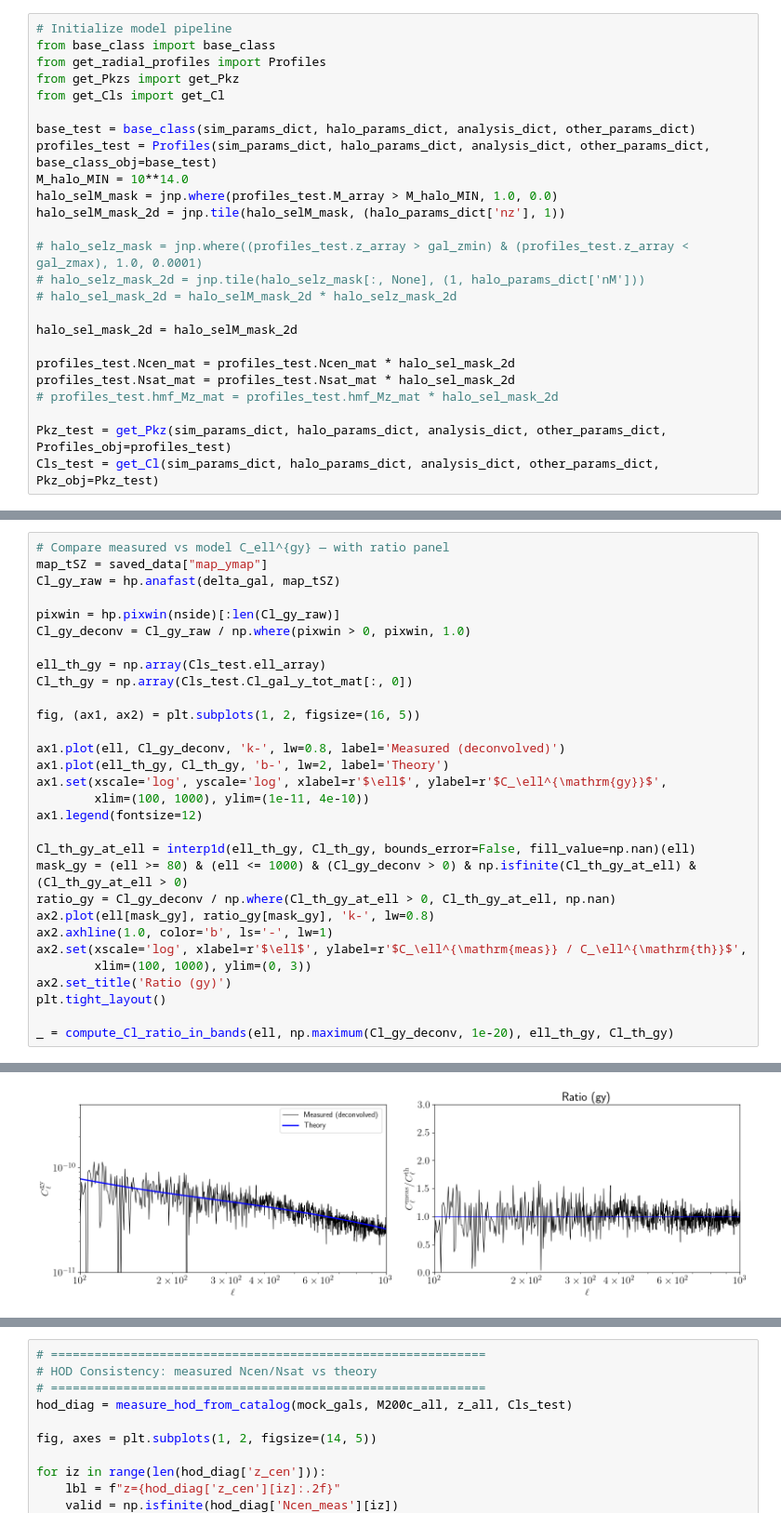
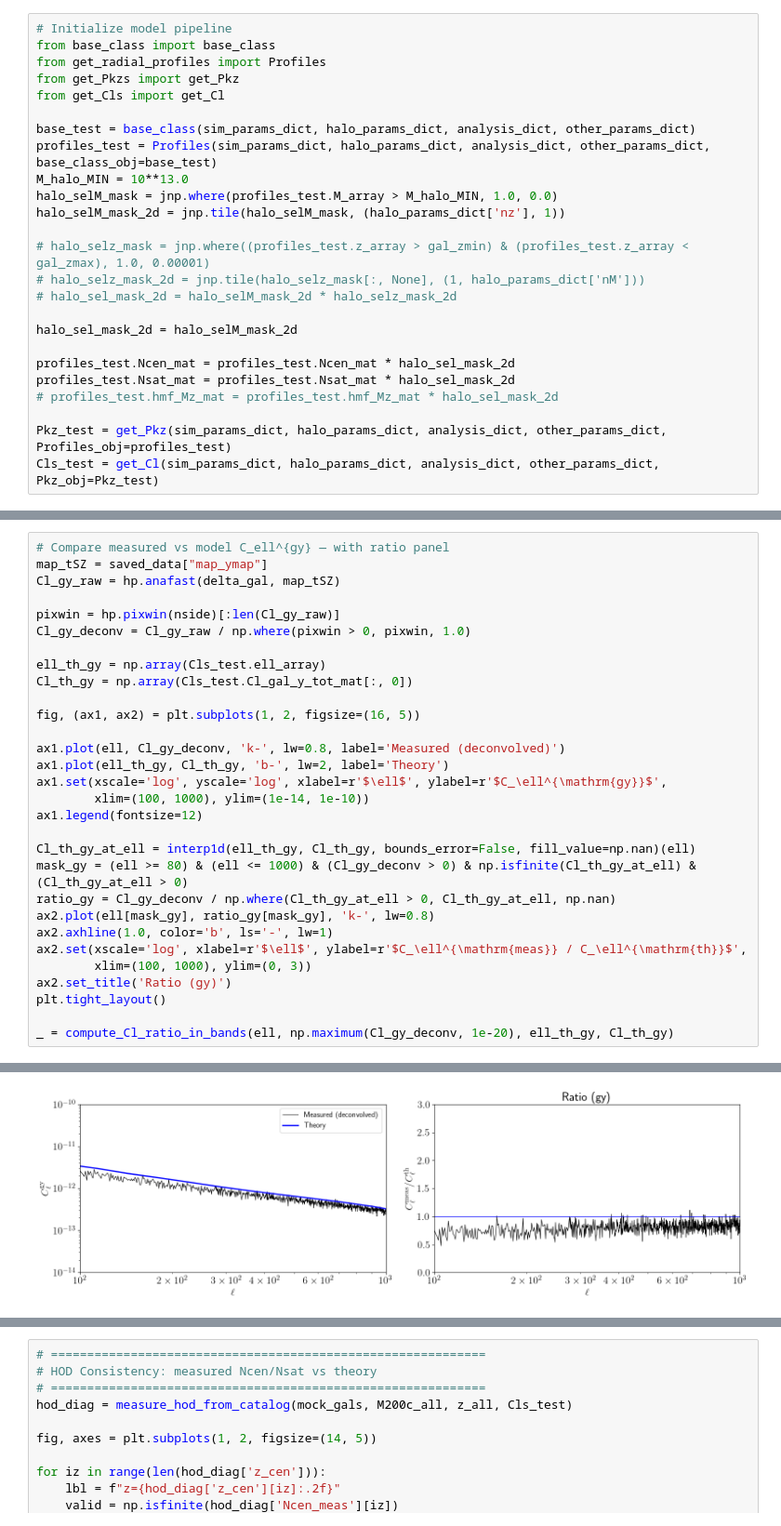
Before and after one commit to shivampcosmo/GODMAX, a Jupyter notebook: notebooks/pasting/paste_backlight_maps_analytic_test.ipynb, the cells around one changed output, grey strips where cells are left out. Shown at 93% size. Saved outputs shown, nothing was run; the diff lists cells and outputs as text.

```diff
--- a/notebooks/pasting/paste_backlight_maps_analytic_test.ipynb
+++ b/notebooks/pasting/paste_backlight_maps_analytic_test.ipynb
@@ -54,11 +55,11 @@ from get_Cls import get_Cl
 
 base_test = base_class(sim_params_dict, halo_params_dict, analysis_dict, other_params_dict)
 profiles_test = Profiles(sim_params_dict, halo_params_dict, analysis_dict, other_params_dict, base_class_obj=base_test)
-M_halo_MIN = 10**14.0
+M_halo_MIN = 10**13.0
 halo_selM_mask = jnp.where(profiles_test.M_array > M_halo_MIN, 1.0, 0.0)
 halo_selM_mask_2d = jnp.tile(halo_selM_mask, (halo_params_dict['nz'], 1))
 
-# halo_selz_mask = jnp.where((profiles_test.z_array > gal_zmin) & (profiles_test.z_array < gal_zmax), 1.0, 0.0001)
+# halo_selz_mask = jnp.where((profiles_test.z_array > gal_zmin) & (profiles_test.z_array < gal_zmax), 1.0, 0.00001)
 # halo_selz_mask_2d = jnp.tile(halo_selz_mask[:, None], (1, halo_params_dict['nM']))
 # halo_sel_mask_2d = halo_selM_mask_2d * halo_selz_mask_2d
 
@@ -253,7 +295,7 @@ fig, (ax1, ax2) = plt.subplots(1, 2, figsize=(16, 5))
 ax1.plot(ell, Cl_gy_deconv, 'k-', lw=0.8, label='Measured (deconvolved)')
 ax1.plot(ell_th_gy, Cl_th_gy, 'b-', lw=2, label='Theory')
 ax1.set(xscale='log', yscale='log', xlabel=r'$\ell$', ylabel=r'$C_\ell^{\mathrm{gy}}$',
-        xlim=(100, 1000), ylim=(1e-11, 4e-10))
+        xlim=(100, 1000), ylim=(1e-14, 1e-10))
 ax1.legend(fontsize=12)
 
 Cl_th_gy_at_ell = interp1d(ell_th_gy, Cl_th_gy, bounds_error=False, fill_value=np.nan)(ell)
@@ -275,4 +317,4 @@ _ = compute_Cl_ratio_in_bands(ell, np.maximum(Cl_gy_deconv, 1e-20), ell_th_gy, C
-[figure, old version]
+[figure, new version]
 # %%
 # Galaxy number density vs redshift
 gal_z_all = mock_gals[:, 2]
```
Also changed, not shown: parts of 14 cells of this notebook, 11 other files.
